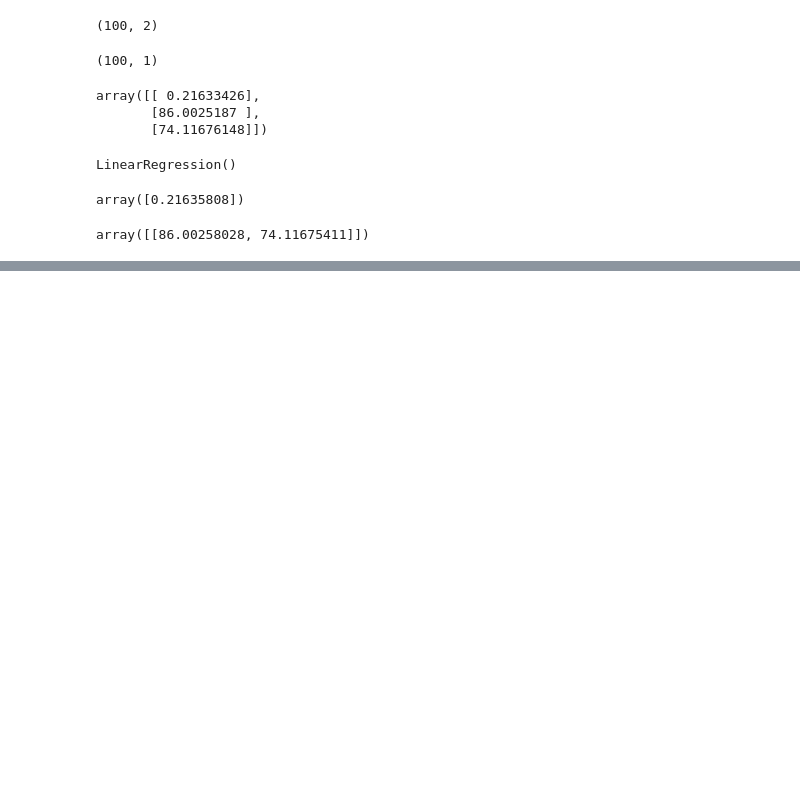
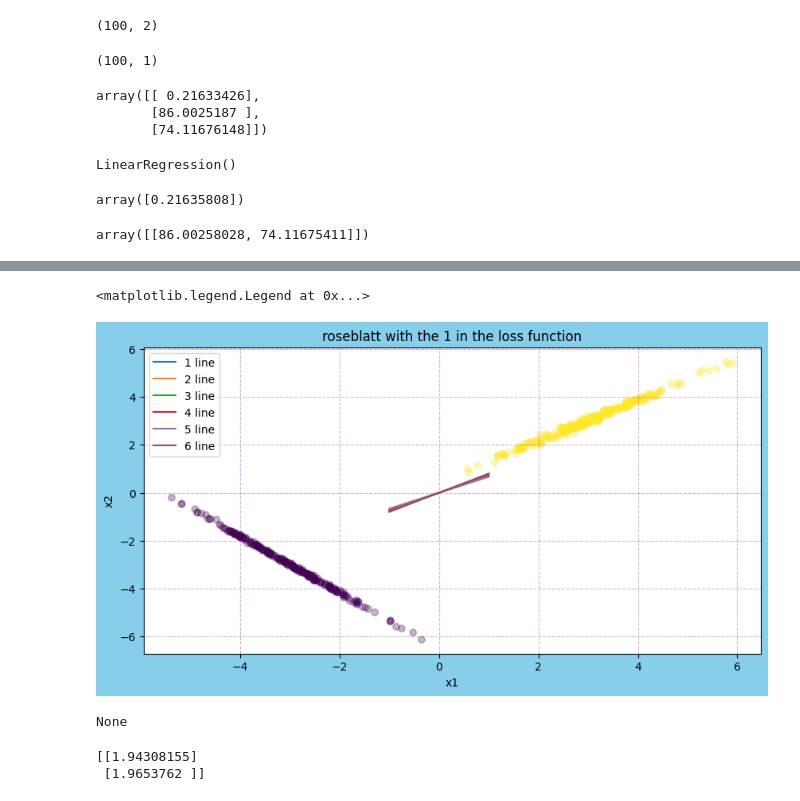
Before and after one commit to LuchianPeledutse/ML, a Jupyter notebook: Machine_learning_intro.ipynb, the cells around one changed output, grey strips where cells are left out. Saved outputs shown, nothing was run; the diff lists cells and outputs as text; code cells hidden in the pictures; blank space fills up the shorter version.

```diff
--- a/Machine_learning_intro.ipynb
+++ b/Machine_learning_intro.ipynb
@@ -79,0 +266,25 @@ array([[86.00258028, 74.11675411]])
+# %%
+#the loss function with the 1 seems to be unique
+#but it is not that good actually
+
+main_ax = plot_dataset()
+main_ax.set_title('roseblatt with the 1 in the loss function')
+count = 0
+for one_hyperplane in rosenb_lines:
+    count += 1
+    main_ax.plot(np.linspace(-1,1,100),one_hyperplane[0,0]/one_hyperplane[1,0]*(-1)*np.linspace(-1,1,100),label = f'{count} line')
+main_ax.legend()
+# %% [output]
+<matplotlib.legend.Legend at 0x...>
+[figure, added]
+# %%
+rosenb = Rosenblatt(alpha=0.01,n_iters=2000,svm = False)
+print(rosenb.weights)
+# %% [output]
+None
+# %%
+rosenb.fit(X,y,regularization = True,lam = 1.8)
+print(rosenb.weights)
+# %% [output]
+[[1.94308155]
+ [1.9653762 ]]
```
Also changed, not shown: parts of 27 cells of this notebook.
